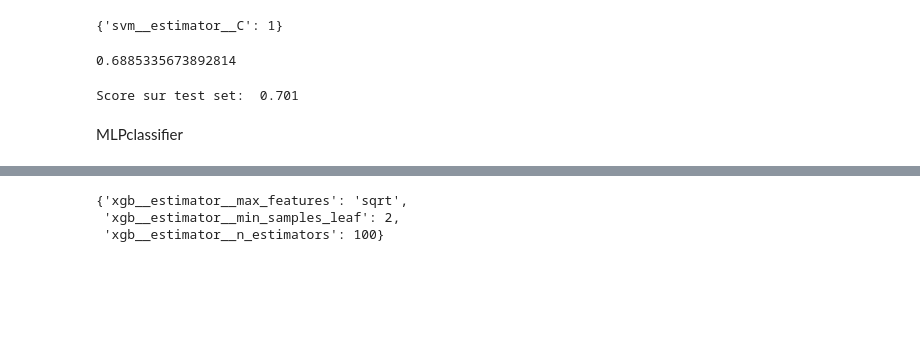
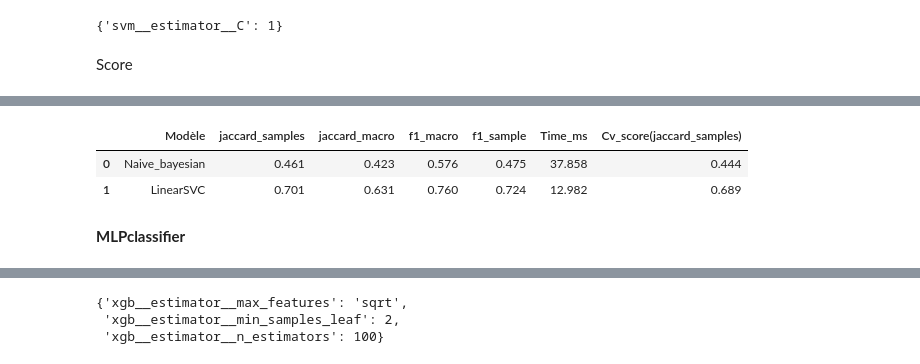
Before and after one commit to BrunoPinos/Categoriser-automatiquement-des-questions, a Jupyter notebook: P5_supervised.ipynb, the cells around one changed output, grey strips where cells are left out. Drawn from its saved outputs; the diff is of its cells as text; code cells hidden in the pictures; blank space fills up the shorter version.

```diff
--- a/P5_supervised.ipynb
+++ b/P5_supervised.ipynb
@@ -217,0 +224,21 @@ SVM
+# %%
+results = pd.DataFrame({})
+
+jaccard_macro = jaccard_score(y_test, nb_grid.predict(X_test), average='macro')
+f1_macro = f1_score(y_test, nb_grid.predict(X_test), average='macro')
+f1_sample = f1_score(y_test, nb_grid.predict(X_test), average='samples')
+
+time = %timeit -o nb_grid.predict(X_test)
+
+results = results.append(pd.DataFrame({'Modèle': ['Naive_bayesian'],
+                                       'jaccard_samples': round(
+                                           nb_grid.score(X_test, y_test), 3),
+                                       'jaccard_macro': jaccard_macro,
+                                       'f1_macro': f1_macro,
+                                       'f1_sample': f1_sample,
+                                       'Time_ms': time.best*1000,
+                                       'Cv_score(jaccard_samples)':
+                                       nb_grid.best_score_}),
+                         ignore_index=True)
+
+results.round(3)
@@ -256,14 +289,25 @@ GridSearchCV(cv=5, error_score=nan,
 svm_grid.best_params_
 # %% [output]
 {'svm__estimator__C': 1}
-# %%
-svm_grid.best_score_
-# %% [output]
-0.6885335673892814
-# %%
-print("Score sur test set: ",
-      round(svm_grid.score(X_test, y_test), 3))
-# %% [output]
-Score sur test set:  0.701
-# %% [markdown]
-MLPclassifier
+# %% [markdown]
+Score
+# %%
+jaccard_macro = jaccard_score(y_test, svm_grid.predict(X_test), average='macro')
+f1_macro = f1_score(y_test, svm_grid.predict(X_test), average='macro')
+f1_sample = f1_score(y_test, svm_grid.predict(X_test), average='samples')
+
+time = %timeit -o svm_grid.predict(X_test)
+
+results = results.append(pd.DataFrame({'Modèle': ['LinearSVC'],
+                                       'jaccard_samples': round(
+                                           svm_grid.score(X_test, y_test), 3),
+                                       'jaccard_macro': jaccard_macro,
+                                       'f1_macro': f1_macro,
+                                       'f1_sample': f1_sample,
+                                       'Time_ms': time.best*1000,
+                                       'Cv_score(jaccard_samples)':
+                                       svm_grid.best_score_}),
+                         ignore_index=True)
+
+results.round(3)
+# %% [output]
@@ -270,2 +315,7 @@ MLPclassifier
+|  | Modèle | jaccard_samples | jaccard_macro | f1_macro | f1_sample | Time_ms | Cv_score(jaccard_samples) |
+| 0 | Naive_bayesian | 0.461 | 0.423 | 0.576 | 0.475 | 37.858 | 0.444 |
+| 1 | LinearSVC | 0.701 | 0.631 | 0.760 | 0.724 | 12.982 | 0.689 |
+# %% [markdown]
+**MLPclassifier**
 # %%
 estimator_mlp = Pipeline([('tfidf', TfidfTransformer()),
```
Also changed, not shown: parts of 31 cells of this notebook.
